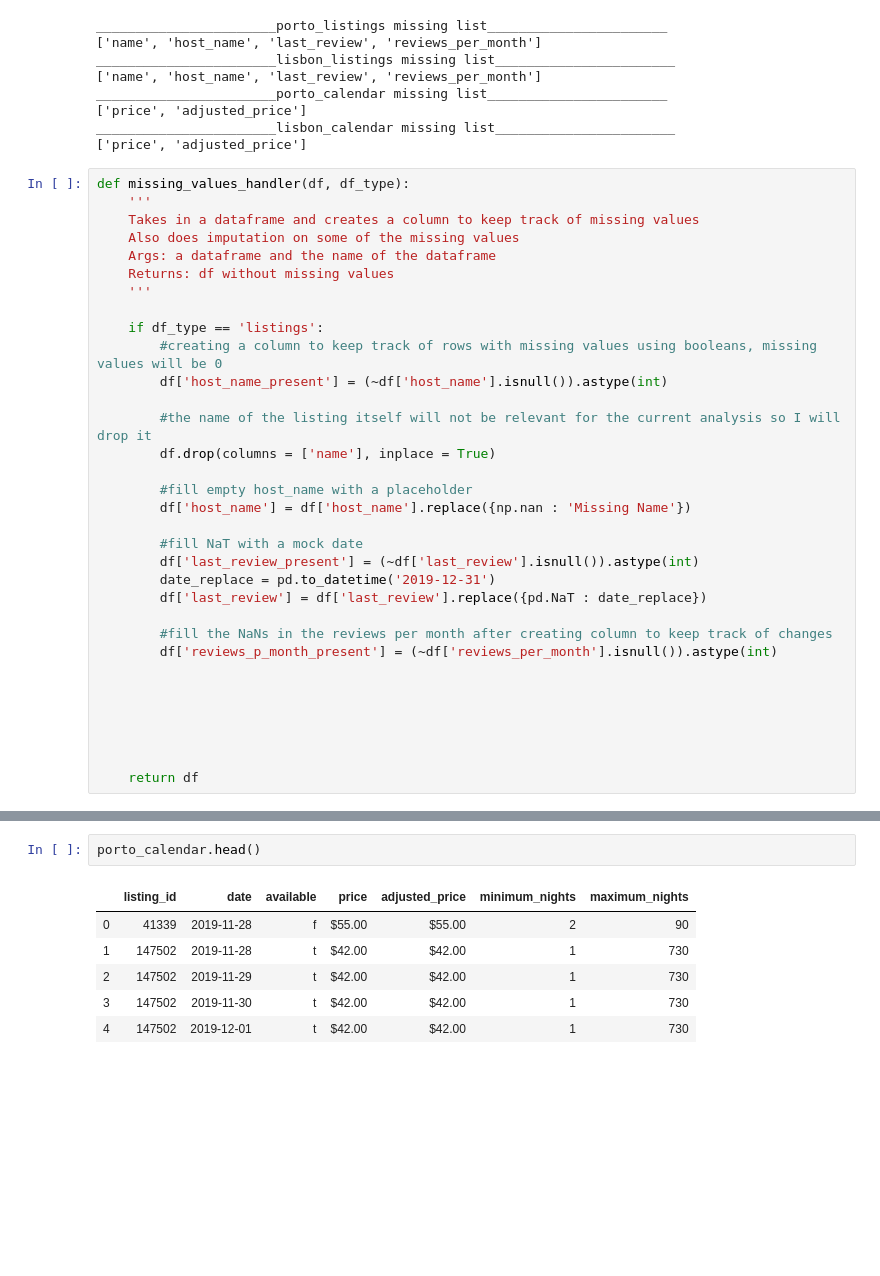
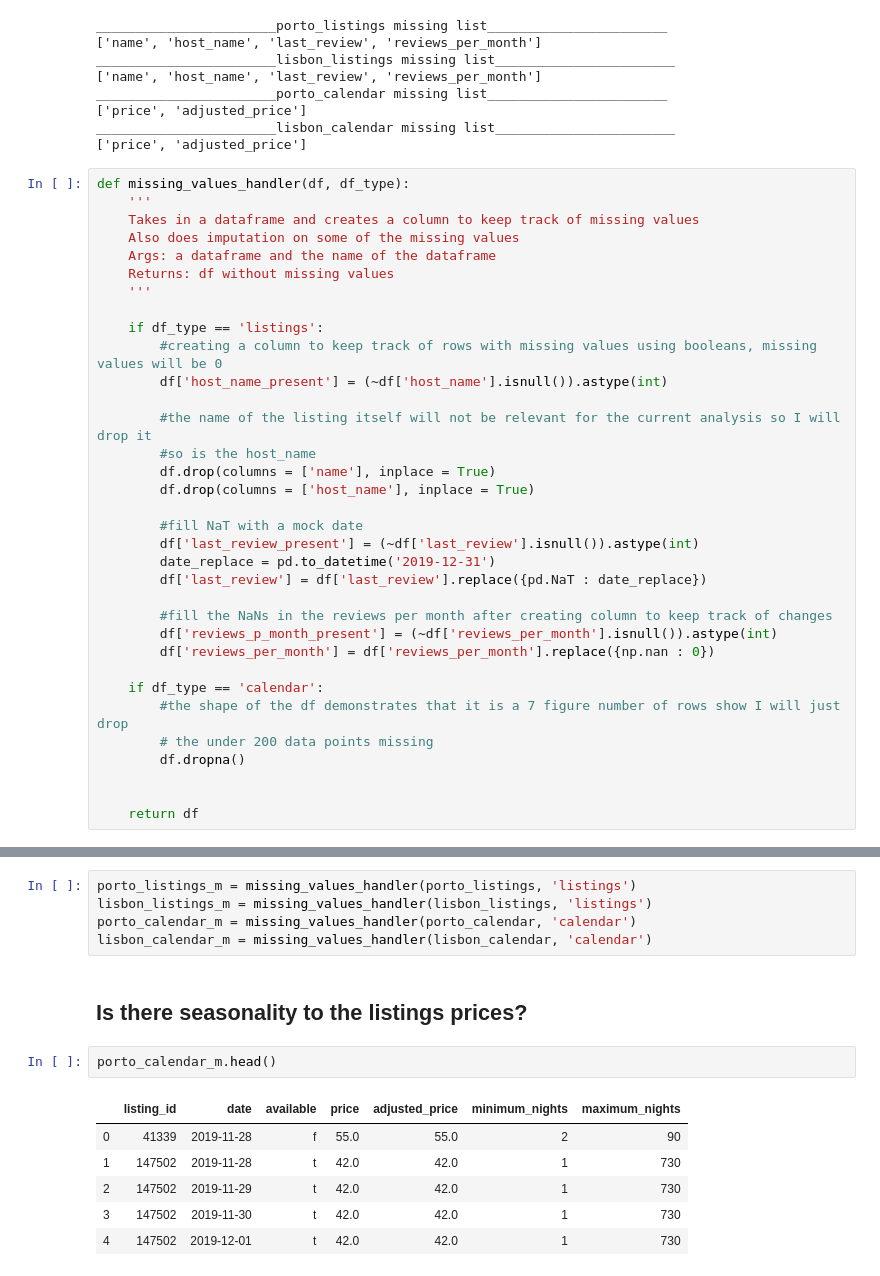
Before and after one commit to sousablde/Airbnb-A-tale-of-2-cities, a Jupyter notebook: Airbnb - a tale of 2 cities.ipynb, the cells around one changed output, grey strips where cells are left out. Cells and saved outputs as stored; diff of their text form; blank space fills up the shorter version.

```diff
--- a/Airbnb - a tale of 2 cities.ipynb
+++ b/Airbnb - a tale of 2 cities.ipynb
@@ -408,10 +407,9 @@ def missing_values_handler(df, df_type):
         df['host_name_present'] = (~df['host_name'].isnull()).astype(int)
 
         #the name of the listing itself will not be relevant for the current analysis so I will drop it
+        #so is the host_name
         df.drop(columns = ['name'], inplace = True)
-
-        #fill empty host_name with a placeholder
-        df['host_name'] = df['host_name'].replace({np.nan : 'Missing Name'})
+        df.drop(columns = ['host_name'], inplace = True)
 
         #fill NaT with a mock date
         df['last_review_present'] = (~df['last_review'].isnull()).astype(int)
@@ -420,10 +418,12 @@ def missing_values_handler(df, df_type):
 
         #fill the NaNs in the reviews per month after creating column to keep track of changes
         df['reviews_p_month_present'] = (~df['reviews_per_month'].isnull()).astype(int)
+        df['reviews_per_month'] = df['reviews_per_month'].replace({np.nan : 0})
 
-
-
-
+    if df_type == 'calendar':
+        #the shape of the df demonstrates that it is a 7 figure number of rows show I will just drop
+        # the under 200 data points missing
+        df.dropna()
 
 
     return df
@@ -472,9 +430,16 @@ porto_listings.head(50)
+# %%
+porto_listings_m = missing_values_handler(porto_listings, 'listings')
+lisbon_listings_m = missing_values_handler(lisbon_listings, 'listings')
+porto_calendar_m = missing_values_handler(porto_calendar, 'calendar')
+lisbon_calendar_m = missing_values_handler(lisbon_calendar, 'calendar')
+# %% [markdown]
+## Is there seasonality to the listings prices?
 # %%
-porto_calendar.head()
+porto_calendar_m.head()
 # %% [output]
 |  | listing_id | date | available | price | adjusted_price | minimum_nights | maximum_nights |
-| 0 | 41339 | 2019-11-28 | f | $55.00 | $55.00 | 2 | 90 |
-| 1 | 147502 | 2019-11-28 | t | $42.00 | $42.00 | 1 | 730 |
-| 2 | 147502 | 2019-11-29 | t | $42.00 | $42.00 | 1 | 730 |
-| 3 | 147502 | 2019-11-30 | t | $42.00 | $42.00 | 1 | 730 |
-| 4 | 147502 | 2019-12-01 | t | $42.00 | $42.00 | 1 | 730 |
+| 0 | 41339 | 2019-11-28 | f | 55.0 | 55.0 | 2 | 90 |
+| 1 | 147502 | 2019-11-28 | t | 42.0 | 42.0 | 1 | 730 |
+| 2 | 147502 | 2019-11-29 | t | 42.0 | 42.0 | 1 | 730 |
+| 3 | 147502 | 2019-11-30 | t | 42.0 | 42.0 | 1 | 730 |
+| 4 | 147502 | 2019-12-01 | t | 42.0 | 42.0 | 1 | 730 |
```
Also changed, not shown: parts of 28 cells of this notebook.
